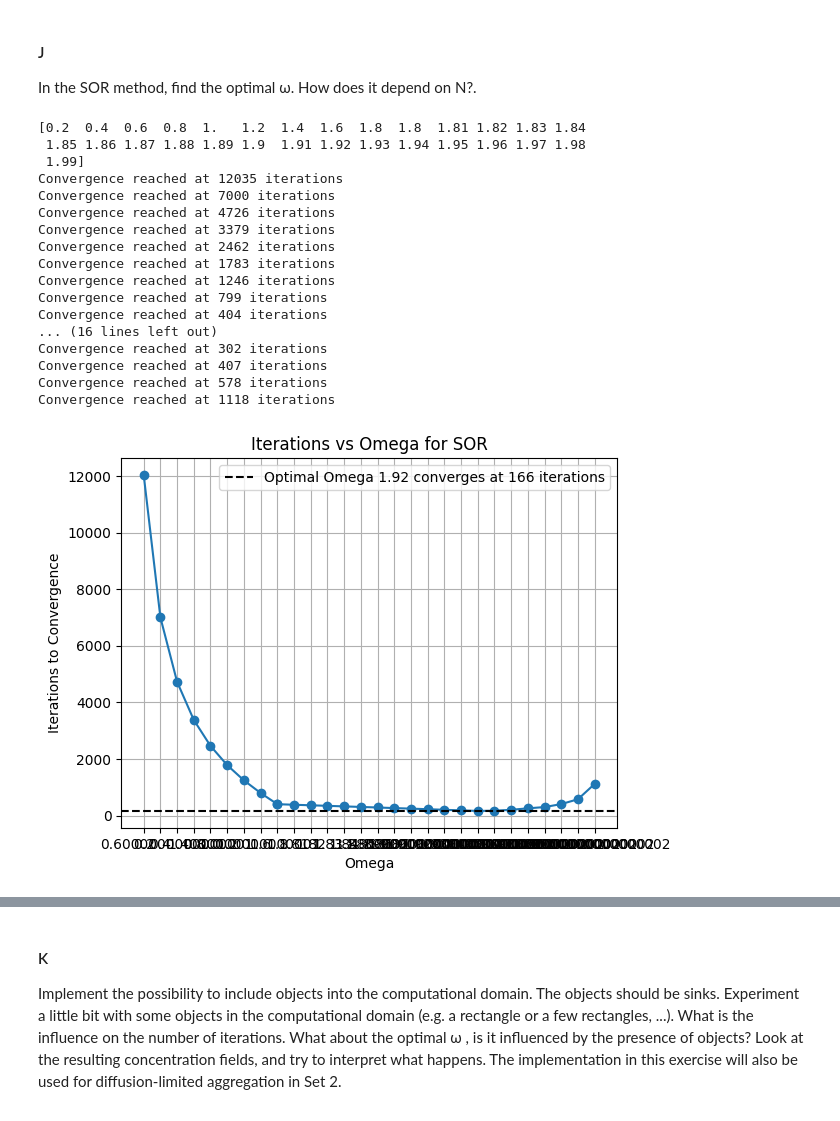
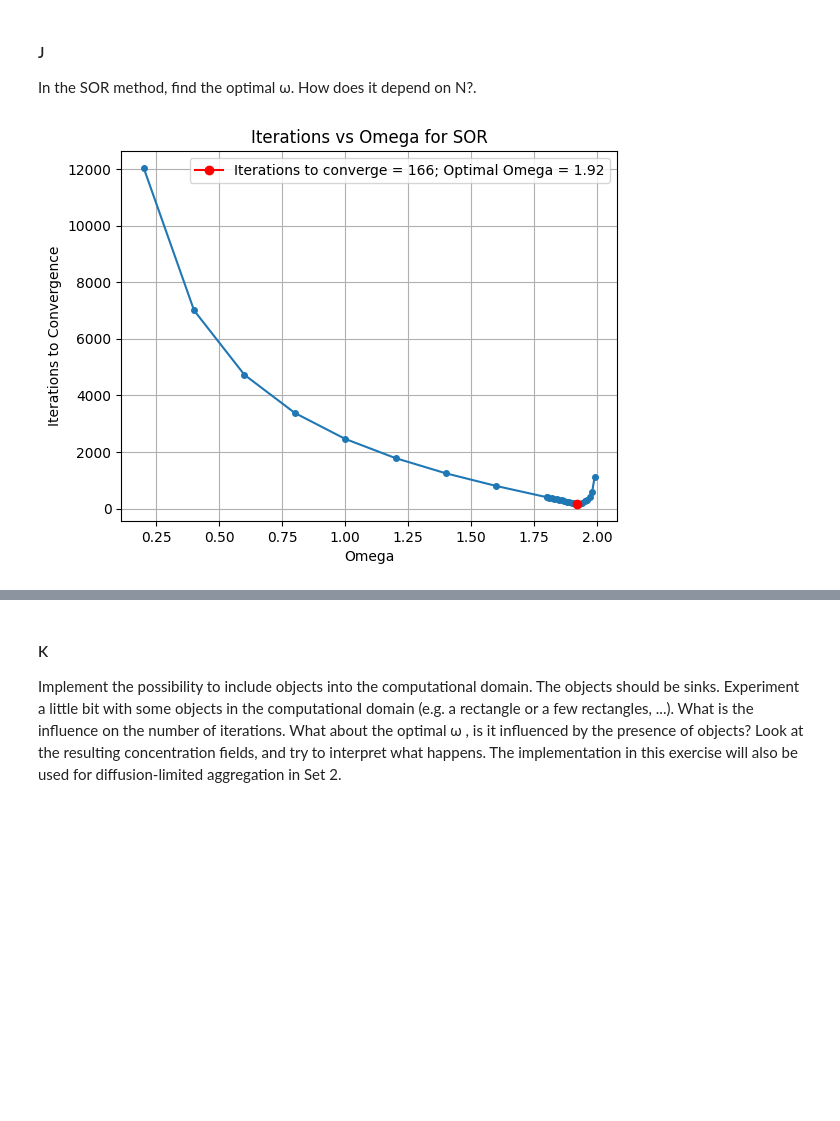
Before and after one commit to shreyaraghavendra/scientific-computing-group2, a Jupyter notebook: set1.ipynb, the cells around one changed output, grey strips where cells are left out. Cells and saved outputs as stored; diff of their text form; code cells hidden in the pictures; blank space fills up the shorter version.

Commit message:
small plot and code fixes

```diff
--- a/set1.ipynb
+++ b/set1.ipynb
@@ -276,8 +245,8 @@ plt.figure(figsize=(10, 5))
 colors = ['r', 'g', 'b', 'y']
 for i,t in enumerate([0.001, 0.01, 0.1, 1]):
     color = colors[i]
-    plt.plot(np.arange(0, L+dx, dx), x[:,0,int(t/dt)], linestyle = 'dotted', label = f't={t}, simulated',color=color, linewidth=4)
-    plt.plot(np.arange(0, L+dx, dx), diffusion_2d_analytical(np.arange(0, L+dx, dx), t, D), label = f't={t}, Analytical', color=color, linewidth=1)
+    plt.plot(y, res[:,0,int(t/dt)], linestyle = 'dotted', label = f't={t}, simulated',color=color, linewidth=4)
+    plt.plot(y, diffusion_2d_analytical(y, t, D), label = f't={t}, Analytical', color=color, linewidth=1)
 
 plt.legend(fontsize='small')
 plt.ylabel('Concentration')
@@ -289,17 +258,3 @@ plt.grid(which='minor', linestyle=':', linewidth='0.5')
 plt.show()
 # %% [output]
 [figure]
-# %%
-plt.figure(figsize=(10, 5))
-colors = ['r', 'g', 'b', 'y']
-for i,t in enumerate([1,4,5]):
-    color = colors[i]
-    plt.plot(np.arange(0, L+dx, dx), np.abs(diffusion_2d_analytical(np.arange(0, L+dx, dx), t, D)-diffusion_2d_analytical(np.arange(0, L+dx, dx), 10, D)), label = f't={t}, Analytical', color=color, linewidth=1)
-plt.legend(fontsize='small')
-plt.ylabel('error')
-plt.xlabel('y')
-plt.title('Comparision of Analytical and simulated solutions for 2D diffusion')
-plt.grid(True)
-plt.minorticks_on()
-plt.grid(which='minor', linestyle=':', linewidth='0.5')
-plt.show()
@@ -551,4 +484,6 @@ NameError: name 'L' is not defined
 # %%
+ca = diffusion_2d_analytical(y, 10, D)
+
 plt.figure()
 plt.plot(y, ca, label = 'Analytical', linewidth=1)
 plt.plot(y, cj[:, 1], linestyle='dotted', linewidth=4, label='Jacobi')
@@ -619,23 +554,23 @@ p_values = np.arange(3, 10, 1)
 for p in p_values:
     eps = 10.0**(-p)
 
-    _, cj, jacobi_k = simulate_2D_diffusion_jacobi(x_0, epsilon=eps)
+    _, cj, jacobi_k,_ = simulate_2D_diffusion_jacobi(x_0, epsilon=eps)
     jacobi_iters.append(jacobi_k)
     error_jacobi = np.max(np.abs(ca - cj[:, 1]))
     errors_jacobi.append(error_jacobi)
 
-    _, cg, gauss_k = simulate_2D_diffusion_gauss_seidel(x_0, epsilon=eps)
+    _, cg, gauss_k,_ = simulate_2D_diffusion_gauss_seidel(x_0, epsilon=eps)
     gauss_iters.append(gauss_k)
     error_gauss = np.max(np.abs(ca - cg[:, 1]))
     errors_gauss.append(error_gauss)
 
-    _, _, sor_k1 = simulate_2D_diffusion_SOR(x_0, omega=1.80, epsilon=eps)
+    _, _, sor_k1,_ = simulate_2D_diffusion_SOR(x_0, omega=1.80, epsilon=eps)
     sor_iters_80.append(sor_k1)
 
-    _, _, sor_k2 = simulate_2D_diffusion_SOR(x_0, omega=1.85, epsilon=eps)
+    _, _, sor_k2,_ = simulate_2D_diffusion_SOR(x_0, omega=1.85, epsilon=eps)
     sor_iters_85.append(sor_k2)
 
-    _, cs, sor_k3 = simulate_2D_diffusion_SOR(x_0, omega=1.90, epsilon=eps)
+    _, cs, sor_k3,_ = simulate_2D_diffusion_SOR(x_0, omega=1.90, epsilon=eps)
     sor_iters_90.append(sor_k3)
     error_sor_90 = np.max(np.abs(ca - cs[:, 1]))
     errors_sor_90.append(error_sor_90)
@@ -718,40 +635,23 @@ In the SOR method, find the optimal ω. How does it depend on N?.
 # %%
 sor_k = []
 omegas = np.append(np.arange(0.2,2,0.2),np.arange(1.80,2.0,0.01))
-print(omegas)
 
 for o in omegas:
     _, _, k,_ = simulate_2D_diffusion_SOR(x_0, omega=o, max_iter=20000)
     sor_k.append(k)
 
 min_iterations = min(sor_k)
 min_omega = omegas[sor_k.index(min_iterations)]
 
 plt.figure()
-plt.plot(omegas.astype(str).tolist(), sor_k, marker = 'o')
-plt.axhline(y=min_iterations, color='black', linestyle='--', label=f'Optimal Omega 1.92 converges at {min_iterations} iterations')
+plt.plot(omegas, sor_k, marker = 'o', markersize=4)
+plt.plot(min_omega, min_iterations, marker='o', markersize=6, color='r', label=f'Iterations to converge = {min_iterations}; Optimal Omega = {min_omega:.2f}')
+plt.legend(loc='upper right')
 plt.xlabel('Omega')
 plt.ylabel('Iterations to Convergence')
 plt.title('Iterations vs Omega for SOR')
 plt.legend()
 plt.grid(True)
 plt.show()
 # %% [output]
-[0.2  0.4  0.6  0.8  1.   1.2  1.4  1.6  1.8  1.8  1.81 1.82 1.83 1.84
- 1.85 1.86 1.87 1.88 1.89 1.9  1.91 1.92 1.93 1.94 1.95 1.96 1.97 1.98
- 1.99]
-Convergence reached at 12035 iterations
-Convergence reached at 7000 iterations
-Convergence reached at 4726 iterations
-Convergence reached at 3379 iterations
-Convergence reached at 2462 iterations
-Convergence reached at 1783 iterations
-Convergence reached at 1246 iterations
-Convergence reached at 799 iterations
-Convergence reached at 404 iterations
-... (16 lines left out)
-Convergence reached at 302 iterations
-Convergence reached at 407 iterations
-Convergence reached at 578 iterations
-Convergence reached at 1118 iterations
-[figure, old version]
+[figure, new version]
```
Also changed, not shown: parts of 25 cells of this notebook.
